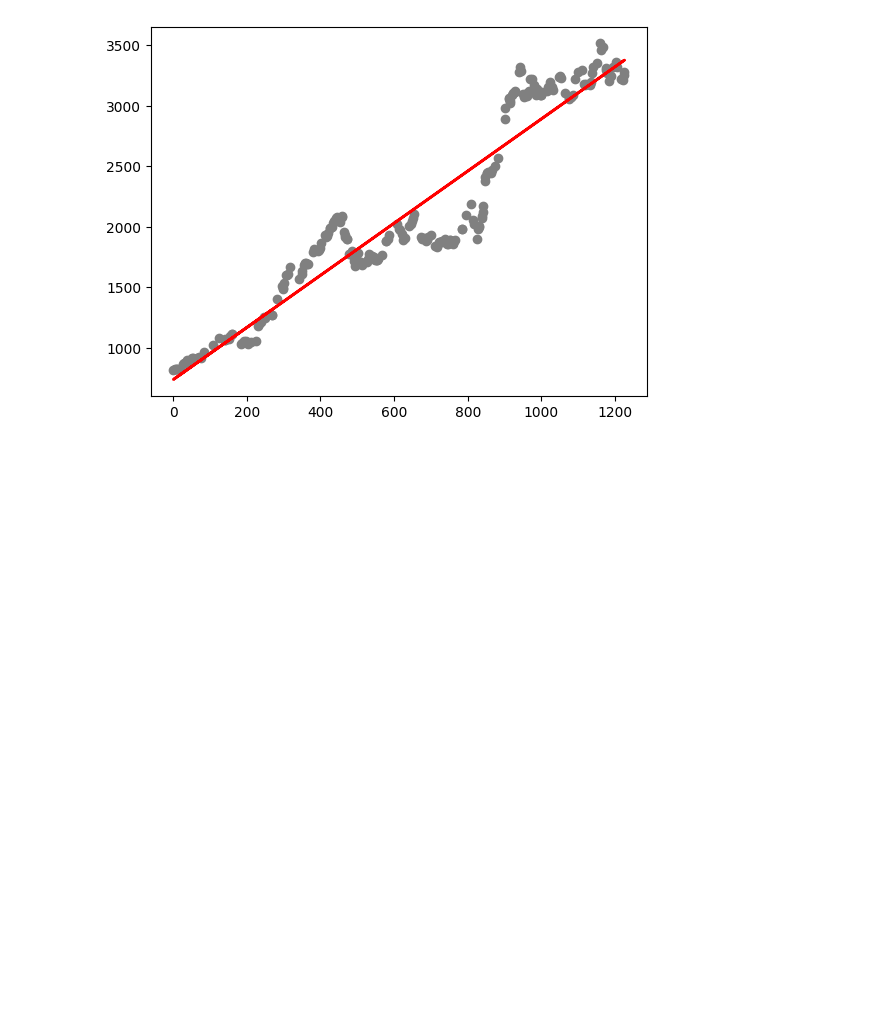
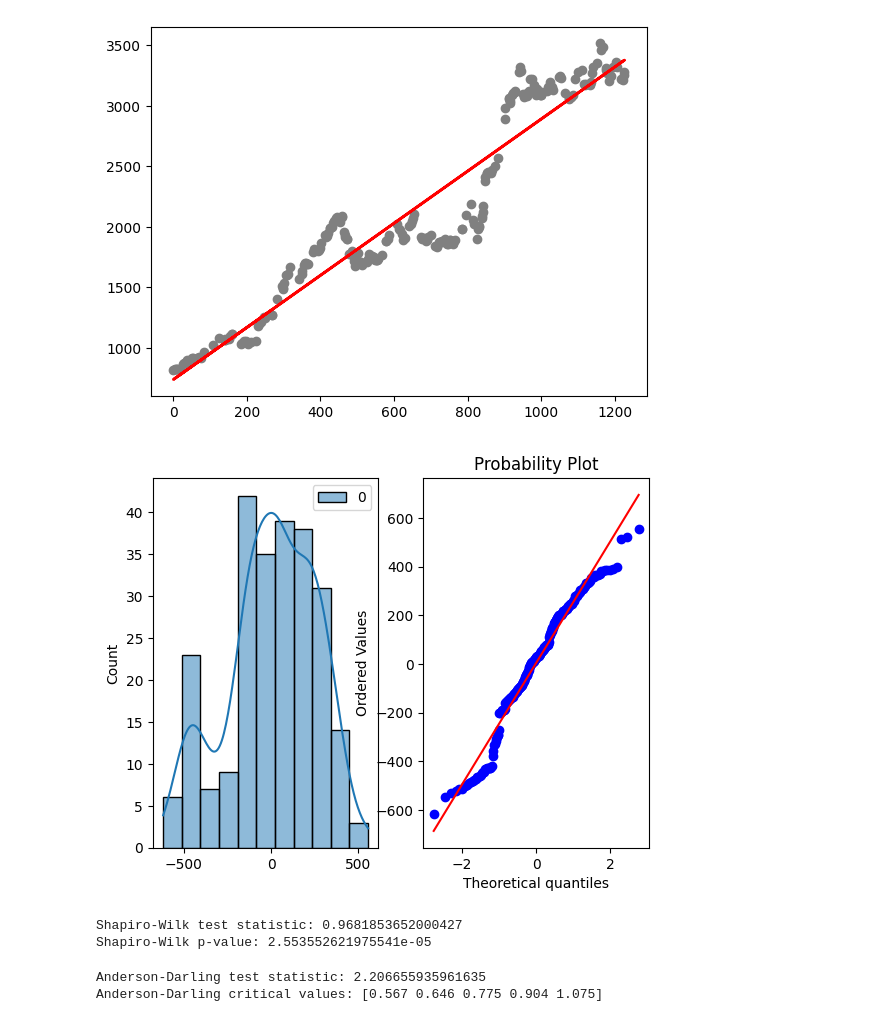
Before and after one commit to sdsouza33/StockMarket_2053BDM, a Jupyter notebook: statsamazon.ipynb, the cells around one changed output. Drawn from its saved outputs; the diff is of its cells as text; code cells hidden in the pictures; blank space fills up the shorter version.

```diff
--- a/statsamazon.ipynb
+++ b/statsamazon.ipynb
@@ -164,2 +167,30 @@ plt.show()
 # %% [output]
 [figure]
+# %%
+import matplotlib.pyplot as plt
+import seaborn as sns
+from scipy import stats
+
+residuals = y_test - y_pred
+
+fig, ax = plt.subplots(1, 2)
+
+sns.histplot(residuals, kde=True, ax=ax[0])
+stats.probplot(residuals.flatten(), plot=ax[1])
+plt.show()
+# %% [output]
+[figure, added]
+# %%
+shapiro_test = stats.shapiro(residuals)
+print(f'Shapiro-Wilk test statistic: {shapiro_test[0]}')
+print(f'Shapiro-Wilk p-value: {shapiro_test[1]}')
+# %% [output]
+Shapiro-Wilk test statistic: 0.9681853652000427
+Shapiro-Wilk p-value: 2.553552621975541e-05
+# %%
+anderson_test = stats.anderson(residuals.flatten(), dist='norm')
+print(f'Anderson-Darling test statistic: {anderson_test.statistic}')
+print(f'Anderson-Darling critical values: {anderson_test.critical_values}')
+# %% [output]
+Anderson-Darling test statistic: 2.206655935961635
+Anderson-Darling critical values: [0.567 0.646 0.775 0.904 1.075]
```
Also changed, not shown: parts of 1 cell of this notebook, 10 other files.
